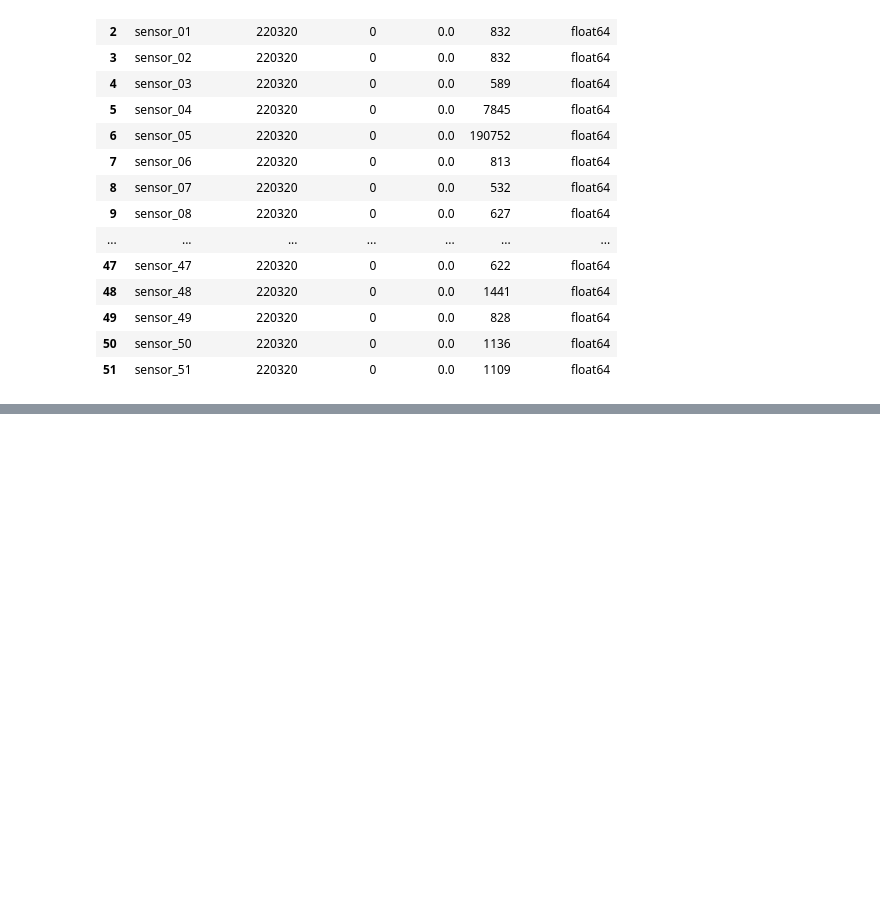
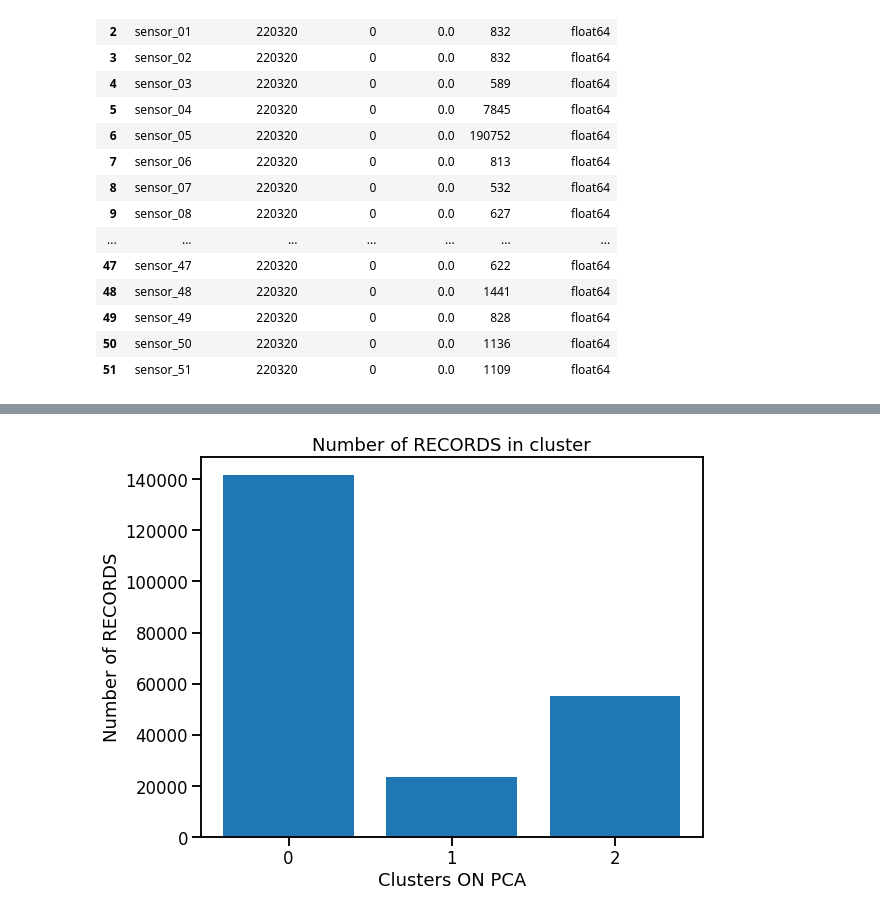
Before and after one commit to nils12344/PythonAdvancedGruppeD, a Jupyter notebook: Projekt Gruppe D.ipynb, the cells around one changed output, grey strips where cells are left out. Cells and saved outputs as stored; diff of their text form; code cells hidden in the pictures; blank space fills up the shorter version.

```diff
--- a/Projekt Gruppe D.ipynb
+++ b/Projekt Gruppe D.ipynb
@@ -317,0 +500,15 @@ insights(df)
+# %%
+kmeans = KMeans(n_clusters=3, random_state=42)
+kmeans.fit(principalDf.values)
+labels = kmeans.predict(principalDf.values)
+unique_elements, counts_elements = np.unique(labels, return_counts=True)
+clusters = np.asarray((unique_elements, counts_elements))
+# %%
+_ = plt.figure(figsize = (9, 7))
+_ = plt.bar(clusters[0], clusters[1], tick_label=clusters[0])
+_ = plt.xlabel('Clusters ON PCA')
+_ = plt.ylabel('Number of RECORDS')
+_ = plt.title('Number of RECORDS in cluster')
+plt.show()
+# %% [output]
+[figure, added]
```
Also changed, not shown: parts of 21 cells of this notebook.
